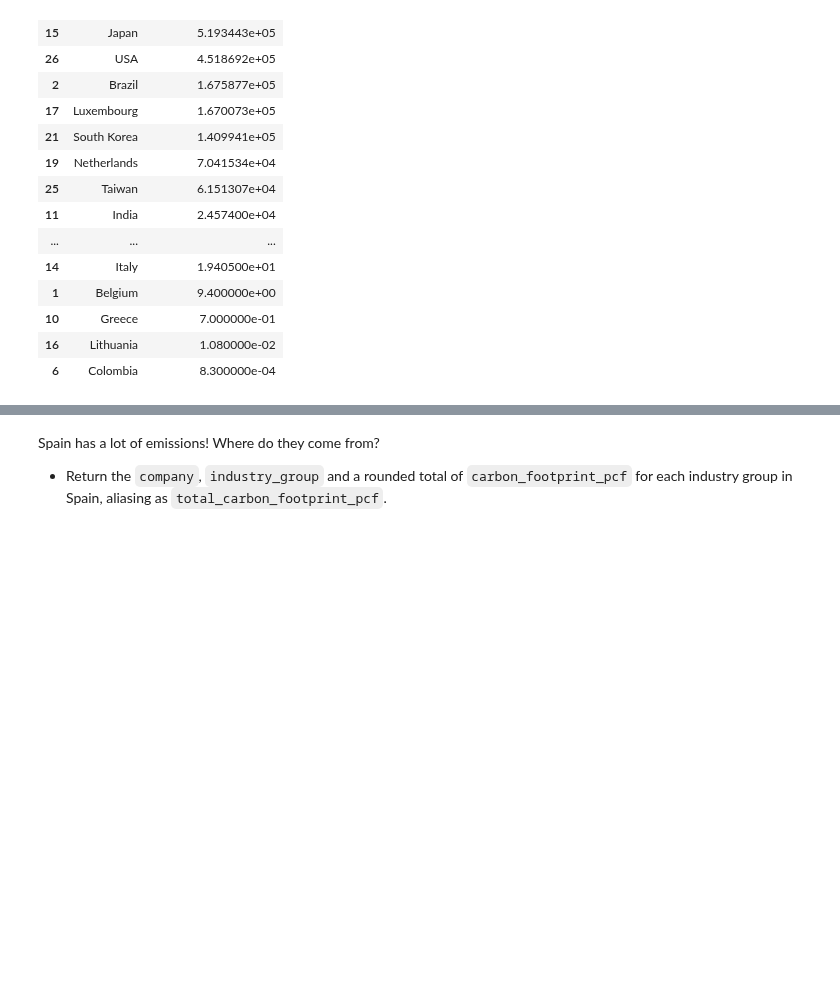
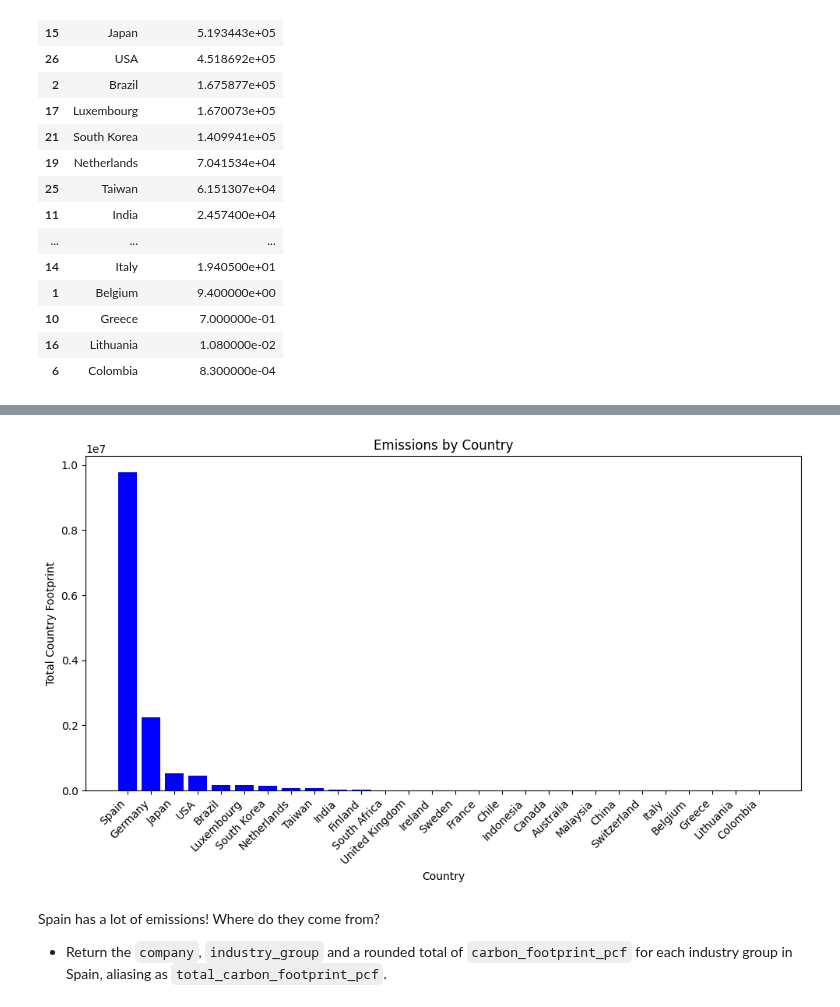
Before and after one commit to nadiya-ms/Analyzing-Carbon-Footprints, a Jupyter notebook: analyzing_carbon_footprints.ipynb, the cells around one changed output, grey strips where cells are left out. Drawn from its saved outputs; the diff is of its cells as text; code cells hidden in the pictures; blank space fills up the shorter version.

```diff
--- a/analyzing_carbon_footprints.ipynb
+++ b/analyzing_carbon_footprints.ipynb
@@ -136,6 +136,25 @@ print(emissions_by_country)
 # Create a plotly bar chart of the country distribution for companies in dataset
 fig = px.bar(emissions_by_country, x="country", y="total_country_footprint", title="Emissions by country")
 fig.show()
+# %%
+# Sort values (optional, for better visualization)
+emissions_by_country_sorted = emissions_by_country.sort_values(by="total_country_footprint", ascending=False)
+
+# Create the bar chart
+plt.figure(figsize=(10, 6))
+plt.bar(emissions_by_country_sorted["country"], emissions_by_country_sorted["total_country_footprint"], color="blue")
+
+# Add labels and title
+plt.xlabel("Country")
+plt.ylabel("Total Country Footprint")
+plt.title("Emissions by Country")
+plt.xticks(rotation=45, ha="right")  # Rotate x-axis labels for readability
+plt.tight_layout()
+
+# Show the plot
+plt.show()
+# %% [output]
+[figure, added]
 # %% [markdown]
 Spain has a lot of emissions! Where do they come from?
 - Return the `company`, `industry_group` and a rounded total of `carbon_footprint_pcf` for each industry group in Spain, aliasing as `total_carbon_footprint_pcf`.
```
Also changed, not shown: parts of 6 cells of this notebook.
